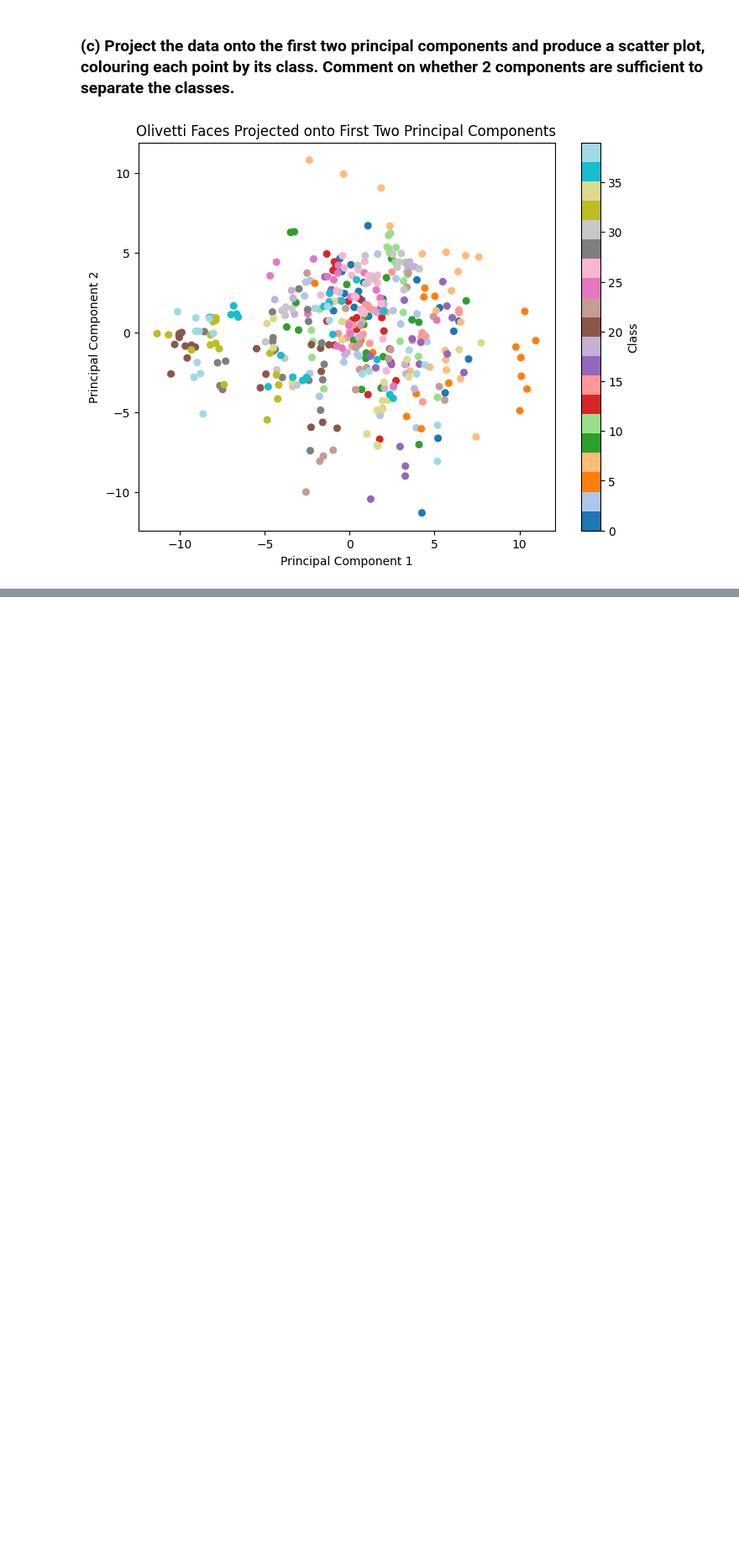
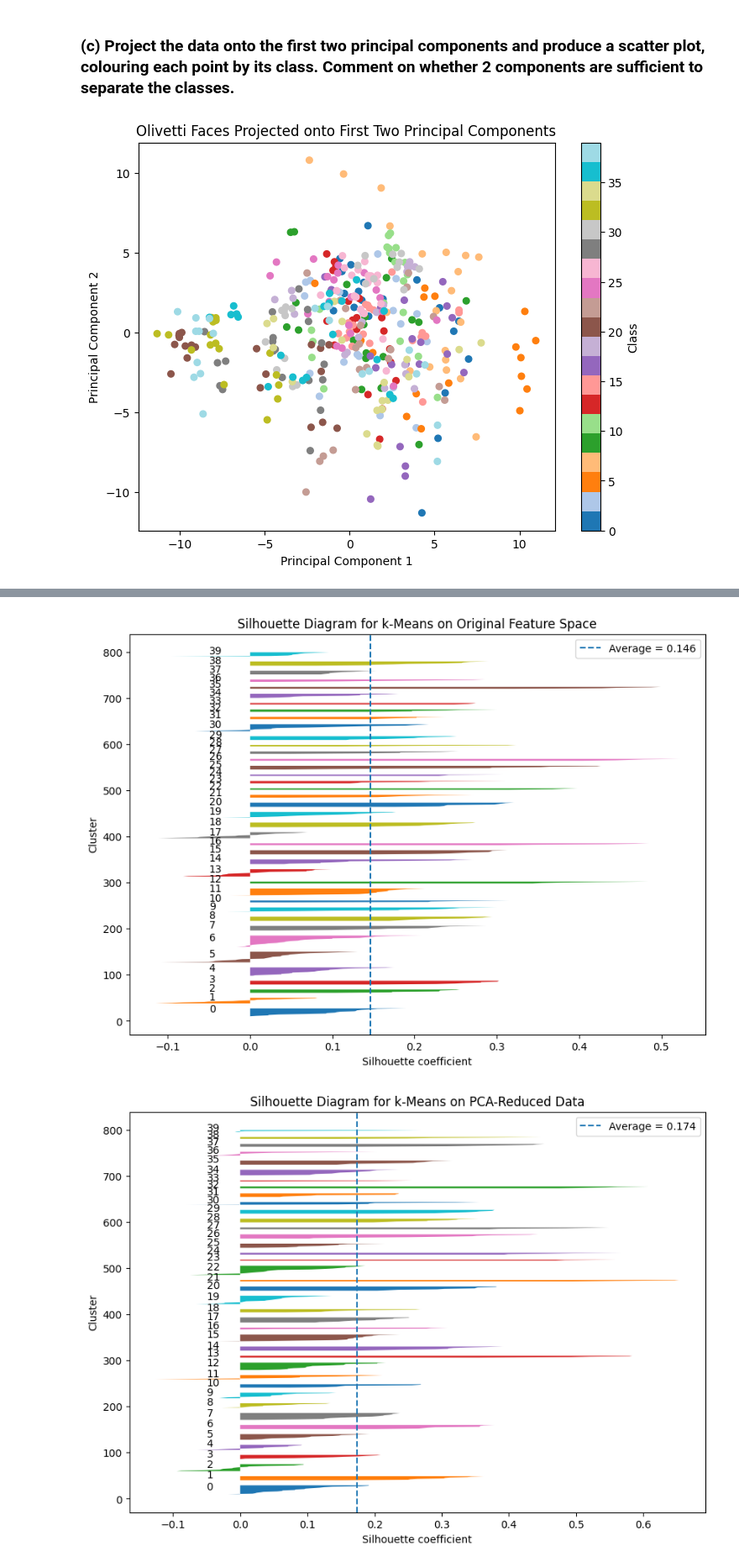
Before and after one commit to saltyypringle/CITS5508-Assignments, a Jupyter notebook: Assignment_2_Dipika_Choudhury.ipynb, the cells around one changed output, grey strips where cells are left out. Shown at 84% size. Drawn from its saved outputs; the diff is of its cells as text; code cells hidden in the pictures; blank space fills up the shorter version.

```diff
--- a/Assignment_2_Dipika_Choudhury.ipynb
+++ b/Assignment_2_Dipika_Choudhury.ipynb
@@ -536,0 +586,17 @@ blah
+# %%
+pca_reduced = PCA(n_components=n_components_95)
+
+data_pca_reduced = pca_reduced.fit_transform(data)
+
+kmeans_pca = KMeans(
+    n_clusters=40,
+    random_state=42,
+    n_init=10
+)
+
+cluster_labels_pca = kmeans_pca.fit_predict(data_pca_reduced)
+
+silhouette_pca = silhouette_score(data_pca_reduced, cluster_labels_pca)
+
+print("Silhouette score for k-Means on original feature space:", silhouette_original)
+print("Silhouette score for k-Means on PCA-reduced data:", silhouette_pca)
@@ -536,0 +645,15 @@ blah
+# %%
+plot_silhouette_diagram(
+    data,
+    cluster_labels_original,
+    "Silhouette Diagram for k-Means on Original Feature Space"
+)
+
+plot_silhouette_diagram(
+    data_pca_reduced,
+    cluster_labels_pca,
+    "Silhouette Diagram for k-Means on PCA-Reduced Data"
+)
+# %% [output]
+[figure, added]
+[figure, added]
```
Also changed, not shown: parts of 15 cells of this notebook.
